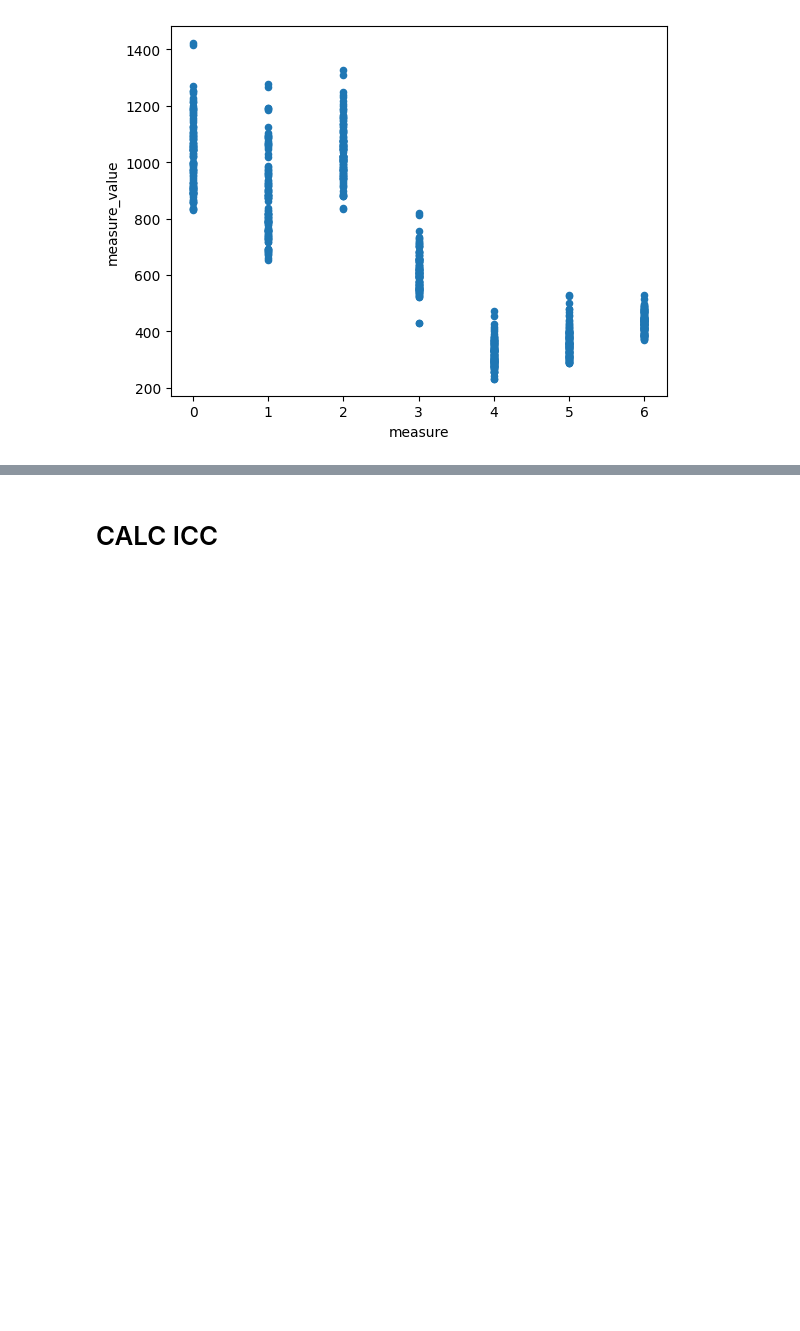
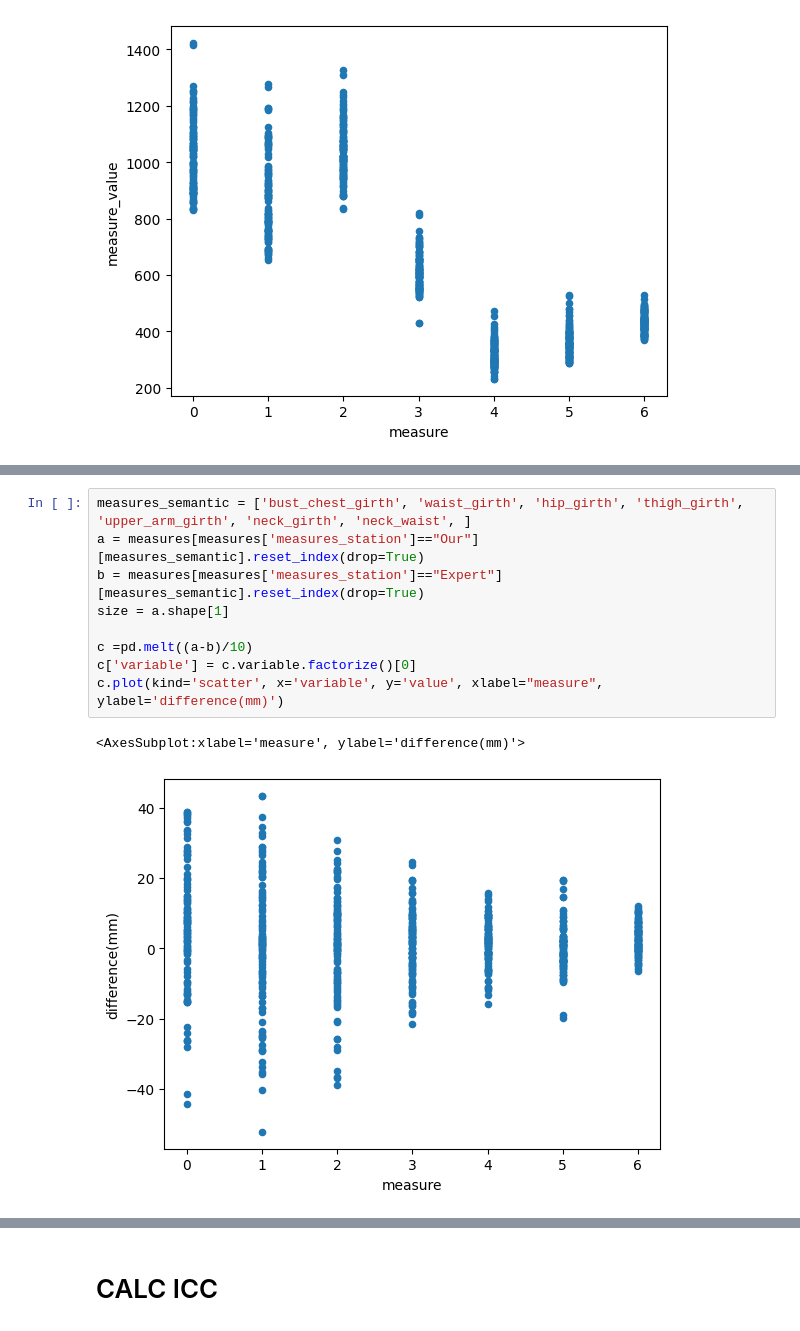
Before and after one commit to wesferr/measure_project, a Jupyter notebook: statistics_ss20.ipynb, the cells around one changed output, grey strips where cells are left out. Saved outputs shown, nothing was run; the diff lists cells and outputs as text; blank space fills up the shorter version.

```diff
--- a/statistics_ss20.ipynb
+++ b/statistics_ss20.ipynb
@@ -79,0 +80,12 @@ c.plot(kind='scatter', x='variable', y='value', xlabel="measure", ylabel='differ
+# %%
+measures_semantic = ['bust_chest_girth', 'waist_girth', 'hip_girth', 'thigh_girth', 'upper_arm_girth', 'neck_girth', 'neck_waist', ]
+a = measures[measures['measures_station']=="Our"][measures_semantic].reset_index(drop=True)
+b = measures[measures['measures_station']=="Expert"][measures_semantic].reset_index(drop=True)
+size = a.shape[1]
+
+c =pd.melt((a-b)/10)
+c['variable'] = c.variable.factorize()[0]
+c.plot(kind='scatter', x='variable', y='value', xlabel="measure", ylabel='difference(mm)')
+# %% [output]
+<AxesSubplot:xlabel='measure', ylabel='difference(mm)'>
+[figure, added]
```
Also changed, not shown: parts of 2 cells of this notebook, 3 other files.
